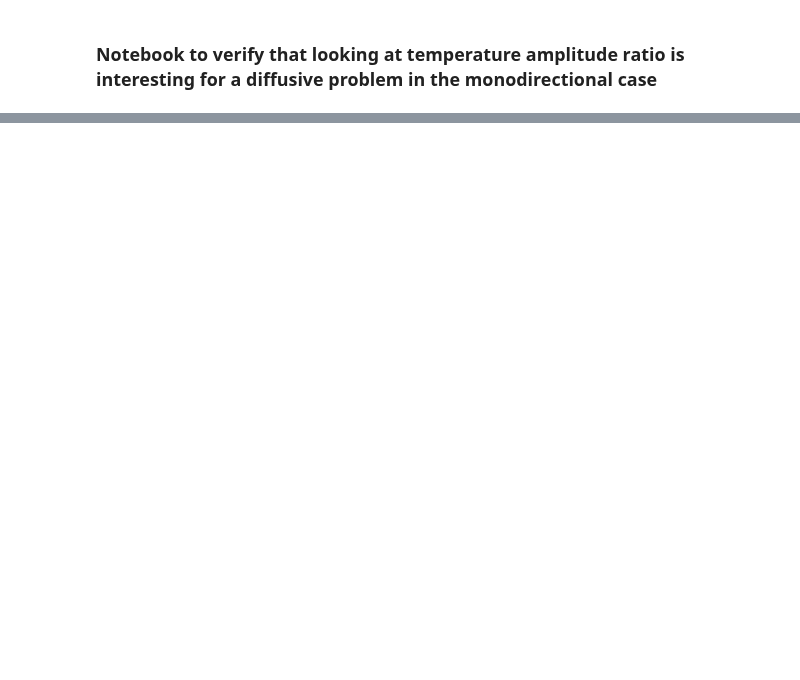
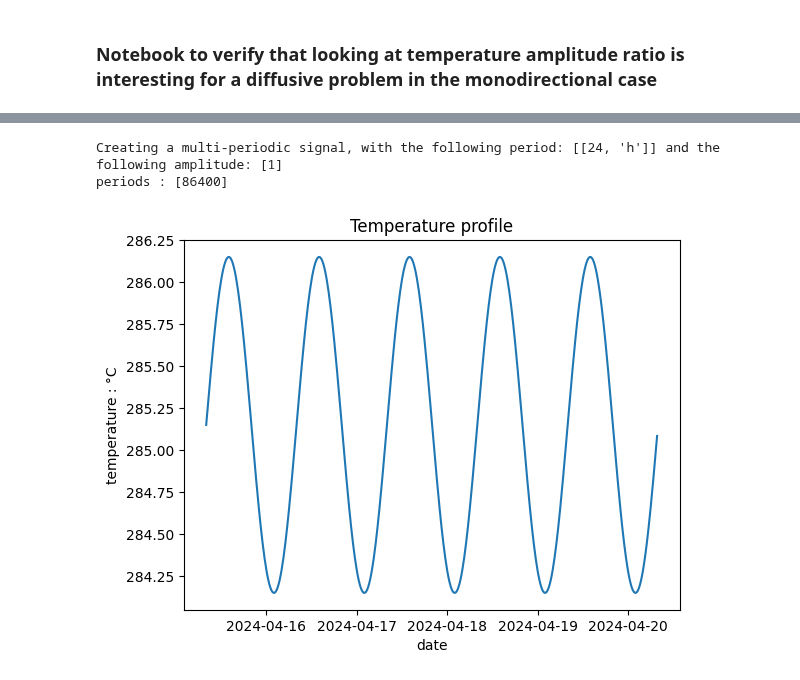
Before and after one commit to flipoyo/MOLONARI1D, a Jupyter notebook: pyheatmy/research/Temp_ampl_ratio_diffusive_case.ipynb, the cells around one changed output, grey strips where cells are left out. Saved outputs shown, nothing was run; the diff lists cells and outputs as text; code cells hidden in the pictures; blank space fills up the shorter version.

Commit message:
Correcting a few details Changing the calculation time interval to speed up the calculation time

```diff
--- a/pyheatmy/research/Temp_ampl_ratio_diffusive_case.ipynb
+++ b/pyheatmy/research/Temp_ampl_ratio_diffusive_case.ipynb
@@ -29,16 +29,15 @@ P_an = 12 #Période annuelle en mois
 
 P_jour = 24 #Période journalière, en heures
 
-t_debut = (2024, 4, 15, 8, 0, 0) #On commence le 15 avril 2024 à 8h00
-t_fin = (2024, 8, 15, 8, 0, 0) #On finit le 15 avril 2025 à 8h00, on regarde ce qu'il se passe sur un an.
-dt = 15*NSECINMIN #On se place dans le cas d'un point de mesure toutes les 15 minutes
+t_debut = (2024, 4, 15, 8, 0, 0)  # (year, month, day, hour, minute, second)
+t_fin = (2024, 4, 20, 8, 0, 0)
+dt = int(NSECINHOUR / 4)  #On se place dans le cas d'un point de mesure toutes les heures (à moduler en fonction de l'intervale temporel considéré)
 # %%
 #Ensuite, on commence par créer un objet synthetic_MOLONARI pour pouvoir utiliser ses méthodes (et en particulier accéder à son générateur de dates)
 
 """Conditions limites"""
 # Température de la rivière
-zeroT = 0
-zeroT += ZERO_CELSIUS  #time_series works only with forcings in celsius. See if it is deeper in pyheatmy or not
+zeroT = ZERO_CELSIUS  #time_series works only with forcings in celsius. See if it is deeper in pyheatmy or not
 
 T_riv_amp = 5
 T_riv_offset = 20  + zeroT
@@ -84,10 +134,18 @@ print(f"Dates : {emu_observ_test_user1._dates}")
 # %%
 #On utilise le jeu de date précédent pour créer un signal de température multipériodique
 
-T_riv.create_multiperiodic_signal([T_AMP_ANNUELLE, T_AMP_JOURNALIERE], [[P_an, 'm'], [P_jour, 'h']], emu_observ_test_user1._dates, dt,
+'''Note_adimensionnement.ipynbT_riv.create_multiperiodic_signal([T_AMP_ANNUELLE, T_AMP_JOURNALIERE], [[P_an, 'm'], [P_jour, 'h']], emu_observ_test_user1._dates, dt,
+                                   offset=T_MOY_ANNUELLE)'''
+
+# simple signal
+T_riv.create_multiperiodic_signal([T_AMP_JOURNALIERE], [[P_jour, 'h']], emu_observ_test_user1._dates, dt,
                                    offset=T_MOY_ANNUELLE)
 
 T_riv.plot() #On affiche le signal de température créé
+# %% [output]
+Creating a multi-periodic signal, with the following period: [[24, 'h']] and the following amplitude: [1]
+periods : [86400]
+[figure, added]
 # %%
 #On force la variable T_riv dans l'objet emu_observ_test_user1
 
```
Also changed, not shown: parts of 12 cells of this notebook.
